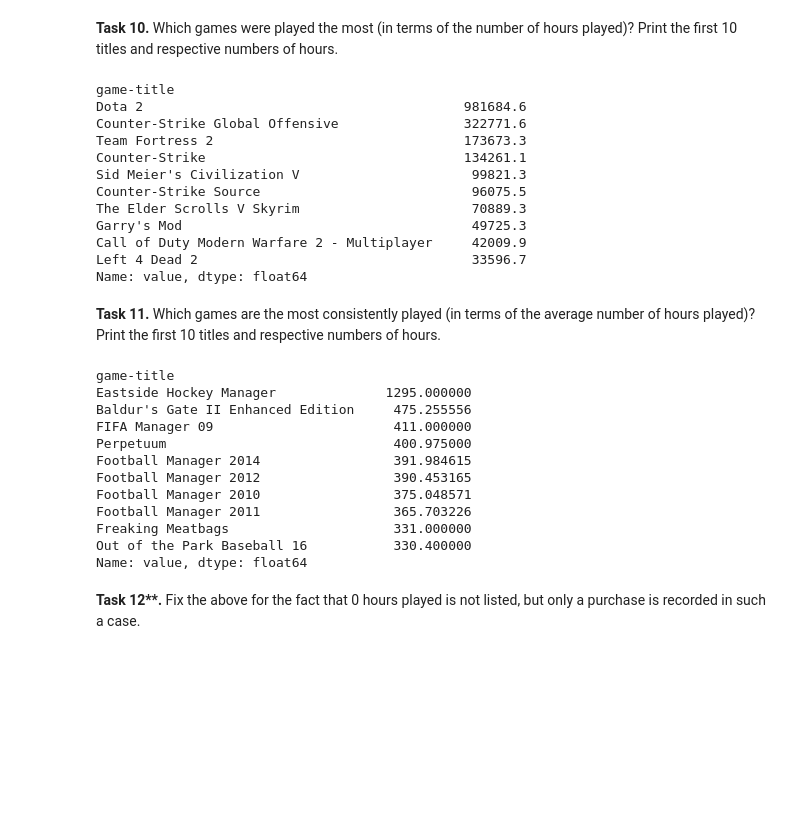
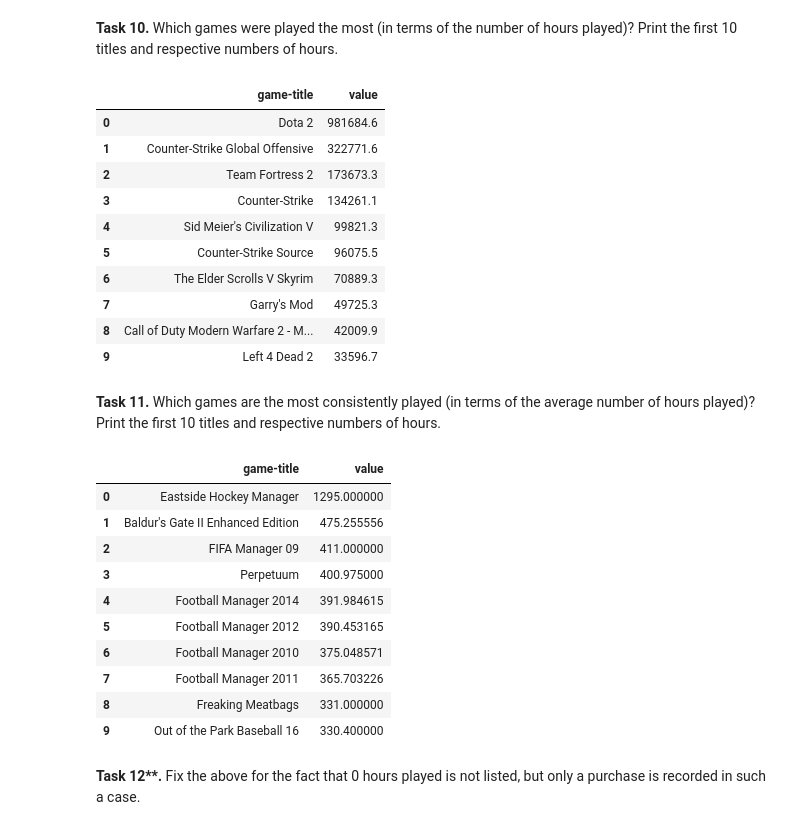
Before and after one commit to czemar/recommender-systems-class, a Jupyter notebook: class_02_numpy_pandas.ipynb, the cells around one changed output. Cells and saved outputs as stored; diff of their text form; code cells hidden in the pictures; blank space fills up the shorter version.

```diff
--- a/class_02_numpy_pandas.ipynb
+++ b/class_02_numpy_pandas.ipynb
@@ -155,49 +155,44 @@ steam_df[
 # %% [markdown]
 **Task 10.** Which games were played the most (in terms of the number of hours played)? Print the first 10 titles and respective numbers of hours.
 # %%
-steam_df[
-    steam_df['behavior-name'] == 'play'
-].groupby(['game-title']).sum(['value']).sort_values(by=['value'], ascending=False)['value'][:10]
+steam_df.loc[
+    steam_df['behavior-name'] == 'play', ['game-title', 'value']
+].groupby(['game-title']).sum().sort_values(by=['value'], ascending=False).reset_index().head(10)
 # %% [output]
-game-title
-Dota 2                                         981684.6
-Counter-Strike Global Offensive                322771.6
-Team Fortress 2                                173673.3
-Counter-Strike                                 134261.1
-Sid Meier's Civilization V                      99821.3
-Counter-Strike Source                           96075.5
-The Elder Scrolls V Skyrim                      70889.3
-Garry's Mod                                     49725.3
-Call of Duty Modern Warfare 2 - Multiplayer     42009.9
-Left 4 Dead 2                                   33596.7
-Name: value, dtype: float64
+|  | game-title | value |
+| 0 | Dota 2 | 981684.6 |
+| 1 | Counter-Strike Global Offensive | 322771.6 |
+| 2 | Team Fortress 2 | 173673.3 |
+| 3 | Counter-Strike | 134261.1 |
+| 4 | Sid Meier's Civilization V | 99821.3 |
+| 5 | Counter-Strike Source | 96075.5 |
+| 6 | The Elder Scrolls V Skyrim | 70889.3 |
+| 7 | Garry's Mod | 49725.3 |
+| 8 | Call of Duty Modern Warfare 2 - M... | 42009.9 |
+| 9 | Left 4 Dead 2 | 33596.7 |
 # %% [markdown]
 **Task 11.** Which games are the most consistently played (in terms of the average number of hours played)? Print the first 10 titles and respective numbers of hours.
 # %%
-steam_df[
-    steam_df['behavior-name'] == 'play'
+steam_df.loc[
+    steam_df['behavior-name'] == 'play',
+    ['game-title', 'user-id', 'value']
 ].groupby([
     'game-title', 'user-id'
-]).sum([
-    'value'
-]).groupby([
+]).sum().groupby([
     'game-title'
-]).mean()[
-    'value'
-].sort_values(ascending=False)[:10]
+]).mean().sort_values(by='value', ascending=False).reset_index().head(10)
 # %% [output]
-game-title
-Eastside Hockey Manager              1295.000000
-Baldur's Gate II Enhanced Edition     475.255556
-FIFA Manager 09                       411.000000
-Perpetuum                             400.975000
-Football Manager 2014                 391.984615
-Football Manager 2012                 390.453165
-Football Manager 2010                 375.048571
-Football Manager 2011                 365.703226
-Freaking Meatbags                     331.000000
-Out of the Park Baseball 16           330.400000
-Name: value, dtype: float64
+|  | game-title | value |
+| 0 | Eastside Hockey Manager | 1295.000000 |
+| 1 | Baldur's Gate II Enhanced Edition | 475.255556 |
+| 2 | FIFA Manager 09 | 411.000000 |
+| 3 | Perpetuum | 400.975000 |
+| 4 | Football Manager 2014 | 391.984615 |
+| 5 | Football Manager 2012 | 390.453165 |
+| 6 | Football Manager 2010 | 375.048571 |
+| 7 | Football Manager 2011 | 365.703226 |
+| 8 | Freaking Meatbags | 331.000000 |
+| 9 | Out of the Park Baseball 16 | 330.400000 |
 # %% [markdown]
 **Task 12\*\*.** Fix the above for the fact that 0 hours played is not listed, but only a purchase is recorded in such a case.
 # %%
```
Also changed, not shown: parts of 11 cells of this notebook.
